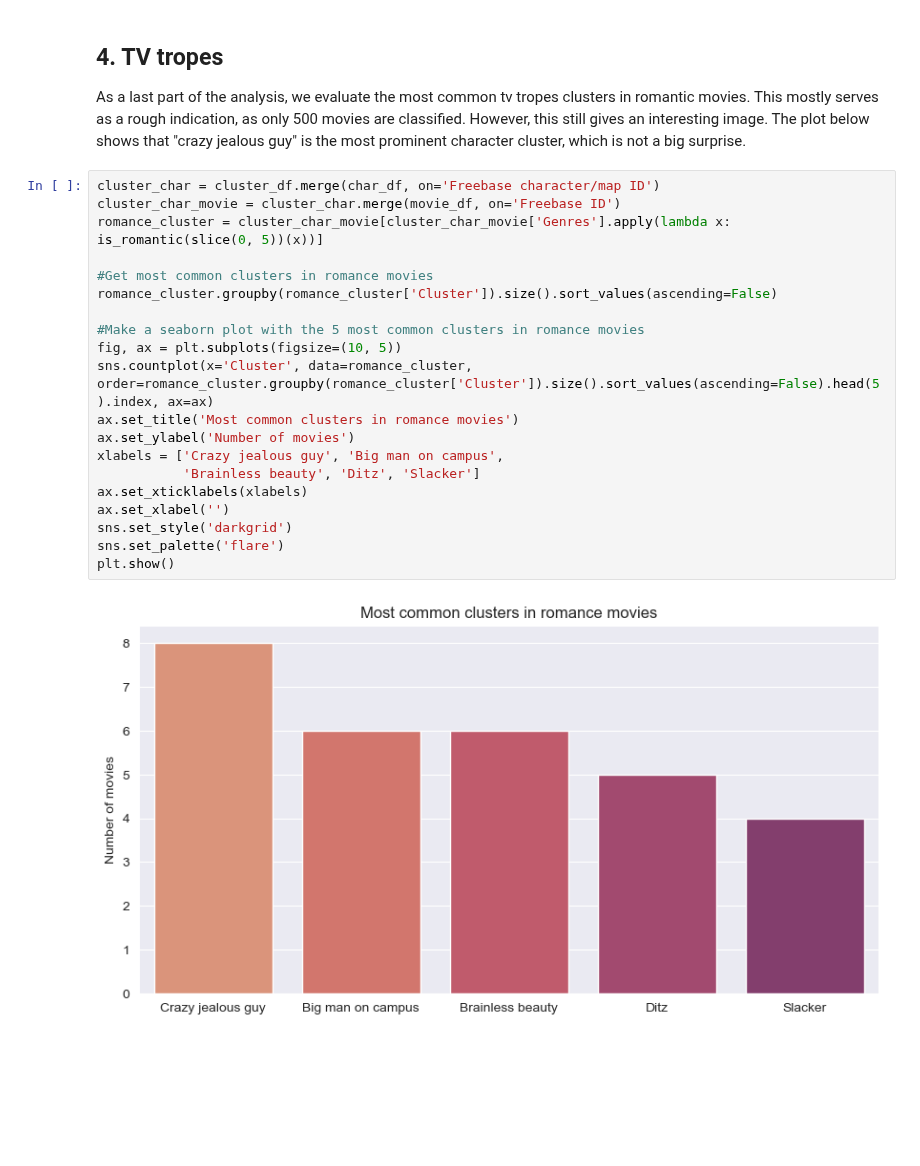
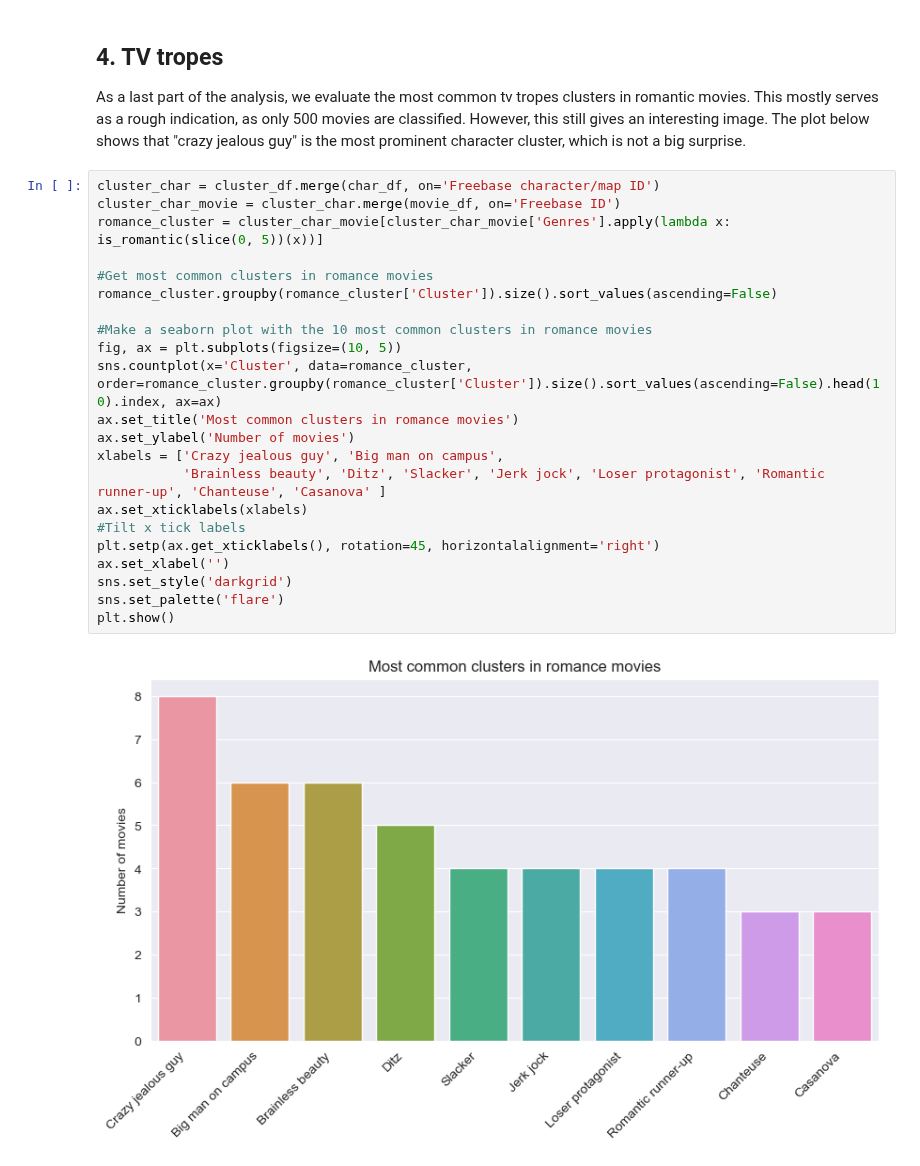
Before and after one commit to epfl-ada/ada-2022-project-toestewbrr, a Jupyter notebook: general_analysis.ipynb, the cells around one changed output. Drawn from its saved outputs; the diff is of its cells as text; blank space fills up the shorter version.

Commit message:
10 clusters

```diff
--- a/general_analysis.ipynb
+++ b/general_analysis.ipynb
@@ -723,22 +723,24 @@ As a last part of the analysis, we evaluate the most common tv tropes clusters i
 # %%
 cluster_char = cluster_df.merge(char_df, on='Freebase character/map ID')
 cluster_char_movie = cluster_char.merge(movie_df, on='Freebase ID')
 romance_cluster = cluster_char_movie[cluster_char_movie['Genres'].apply(lambda x: is_romantic(slice(0, 5))(x))]
 
 #Get most common clusters in romance movies
 romance_cluster.groupby(romance_cluster['Cluster']).size().sort_values(ascending=False)
 
-#Make a seaborn plot with the 5 most common clusters in romance movies
+#Make a seaborn plot with the 10 most common clusters in romance movies
 fig, ax = plt.subplots(figsize=(10, 5))
-sns.countplot(x='Cluster', data=romance_cluster, order=romance_cluster.groupby(romance_cluster['Cluster']).size().sort_values(ascending=False).head(5).index, ax=ax)
+sns.countplot(x='Cluster', data=romance_cluster, order=romance_cluster.groupby(romance_cluster['Cluster']).size().sort_values(ascending=False).head(10).index, ax=ax)
 ax.set_title('Most common clusters in romance movies')
 ax.set_ylabel('Number of movies')
 xlabels = ['Crazy jealous guy', 'Big man on campus',
-           'Brainless beauty', 'Ditz', 'Slacker']
+           'Brainless beauty', 'Ditz', 'Slacker', 'Jerk jock', 'Loser protagonist', 'Romantic runner-up', 'Chanteuse', 'Casanova' ]
 ax.set_xticklabels(xlabels)
+#Tilt x tick labels
+plt.setp(ax.get_xticklabels(), rotation=45, horizontalalignment='right')
 ax.set_xlabel('')
 sns.set_style('darkgrid')
 sns.set_palette('flare')
 plt.show()
 # %% [output]
-[figure, old version]
+[figure, new version]
```
